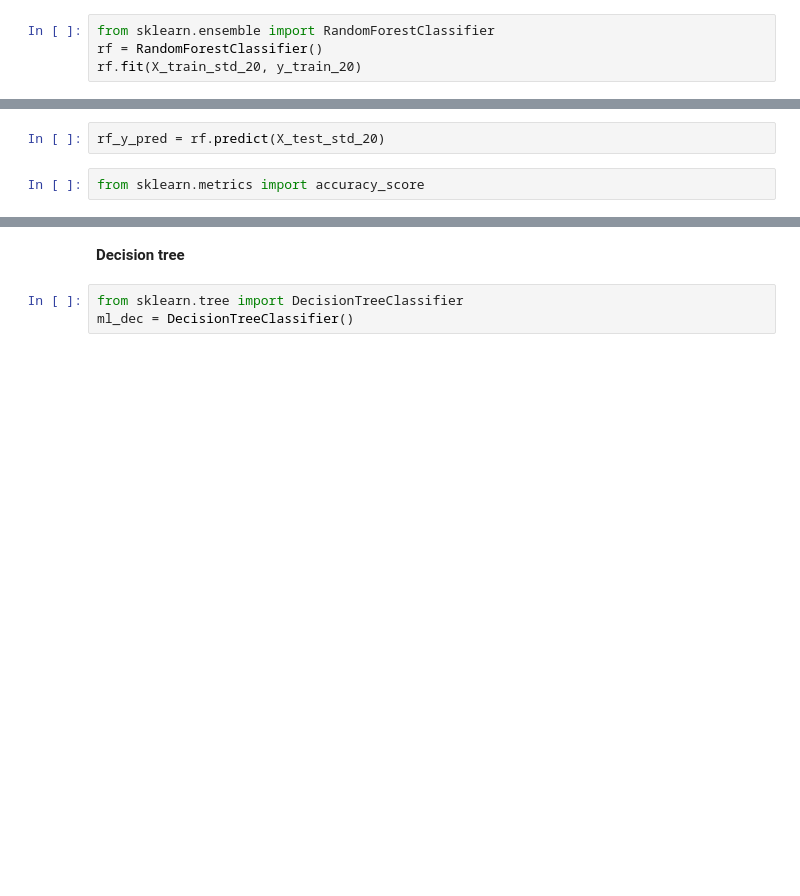
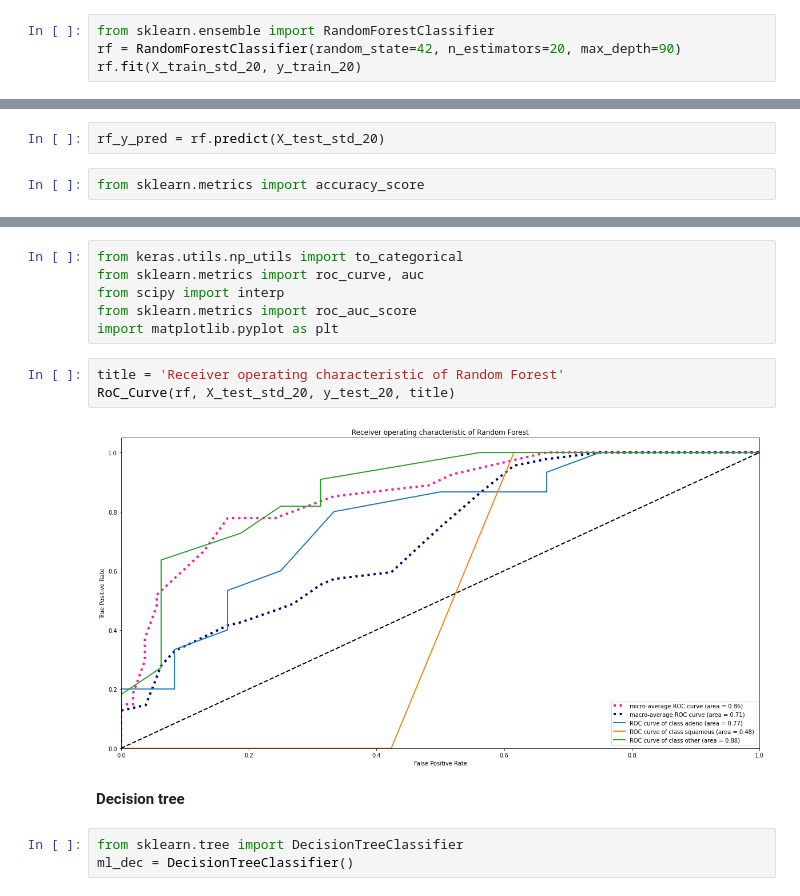
Before and after one commit to FathimaNazarudeen/medical, a Jupyter notebook: 2.ipynb, the cells around one changed output, grey strips where cells are left out. Drawn from its saved outputs; the diff is of its cells as text; blank space fills up the shorter version.

```diff
--- a/2.ipynb
+++ b/2.ipynb
@@ -189,6 +189,6 @@ X_test_std_20 = ss_20.fit_transform(X_test_20)
 **Random forest**
 # %%
 from sklearn.ensemble import RandomForestClassifier
-rf = RandomForestClassifier()
+rf = RandomForestClassifier(random_state=42, n_estimators=20, max_depth=90)
 rf.fit(X_train_std_20, y_train_20)
 # %% [output]
@@ -206,3 +307,14 @@ Accuracy Score for Random_Forest:
+# %%
+from keras.utils.np_utils import to_categorical
+from sklearn.metrics import roc_curve, auc
+from scipy import interp
+from sklearn.metrics import roc_auc_score
+import matplotlib.pyplot as plt
+# %%
+title = 'Receiver operating characteristic of Random Forest'
+RoC_Curve(rf, X_test_std_20, y_test_20, title)
+# %% [output]
+[figure, added]
 # %% [markdown]
 **Decision tree**
 # %%
```
Also changed, not shown: parts of 16 cells of this notebook.
